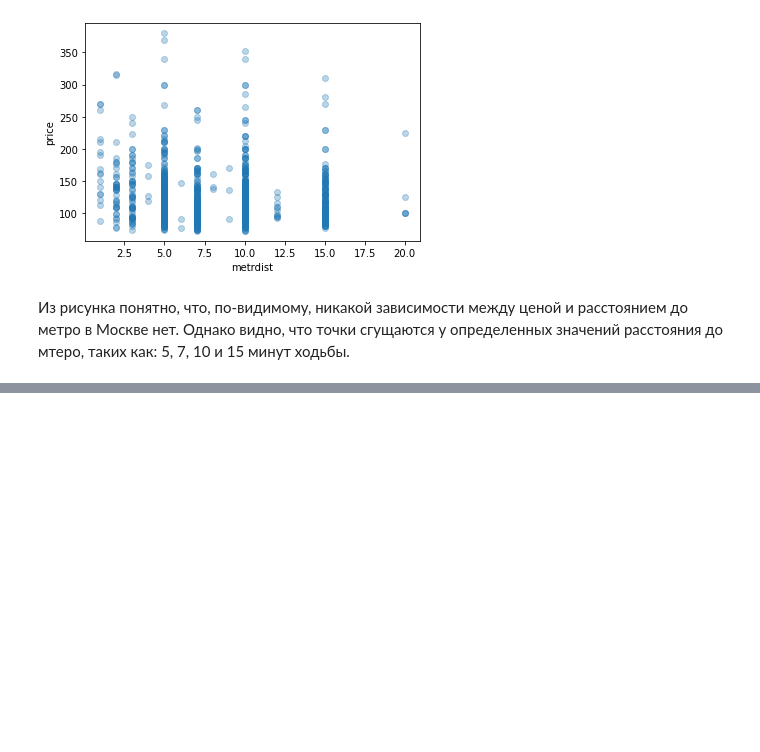
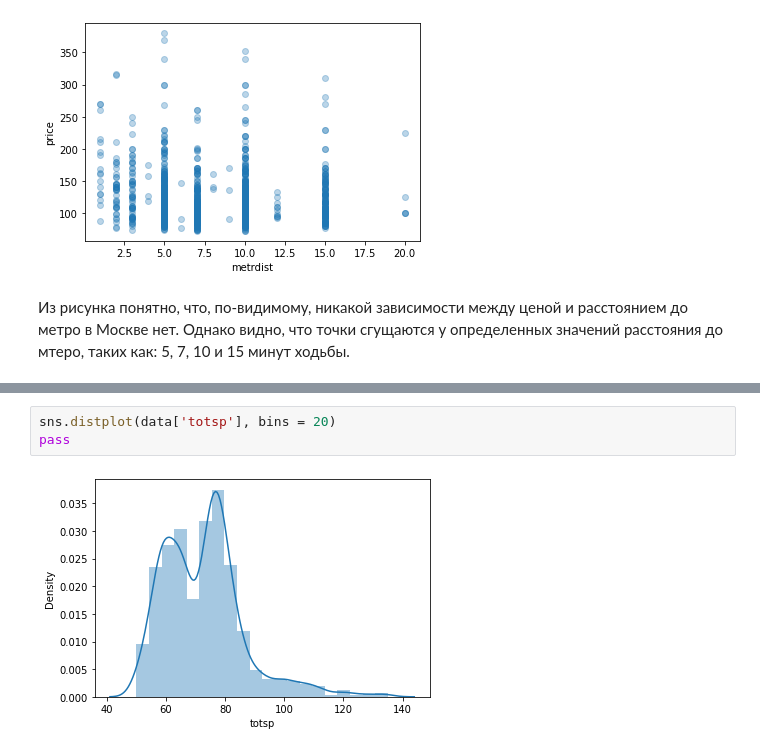
Before and after one commit to EvaKolosova/MachineLearningCourse, a Jupyter notebook: PriceOfFlatsInMoscow.ipynb, the cells around one changed output, grey strips where cells are left out. Cells and saved outputs as stored; diff of their text form; blank space fills up the shorter version.

```diff
--- a/PriceOfFlatsInMoscow.ipynb
+++ b/PriceOfFlatsInMoscow.ipynb
@@ -281,0 +297,5 @@ pass
+# %%
+sns.distplot(data['totsp'], bins = 20)
+pass
+# %% [output]
+[figure, added]
```
Also changed, not shown: parts of 41 cells of this notebook.
